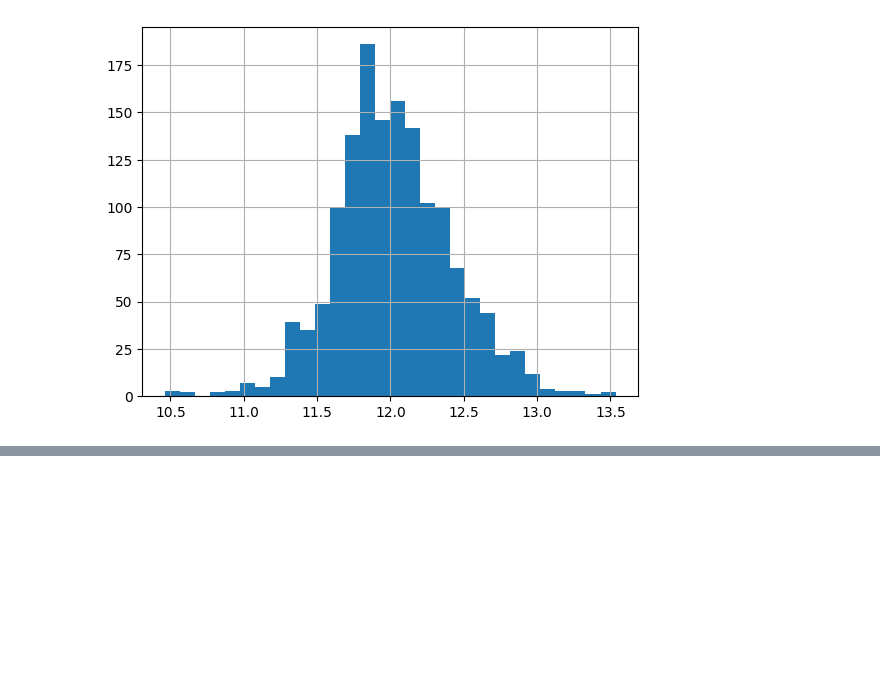
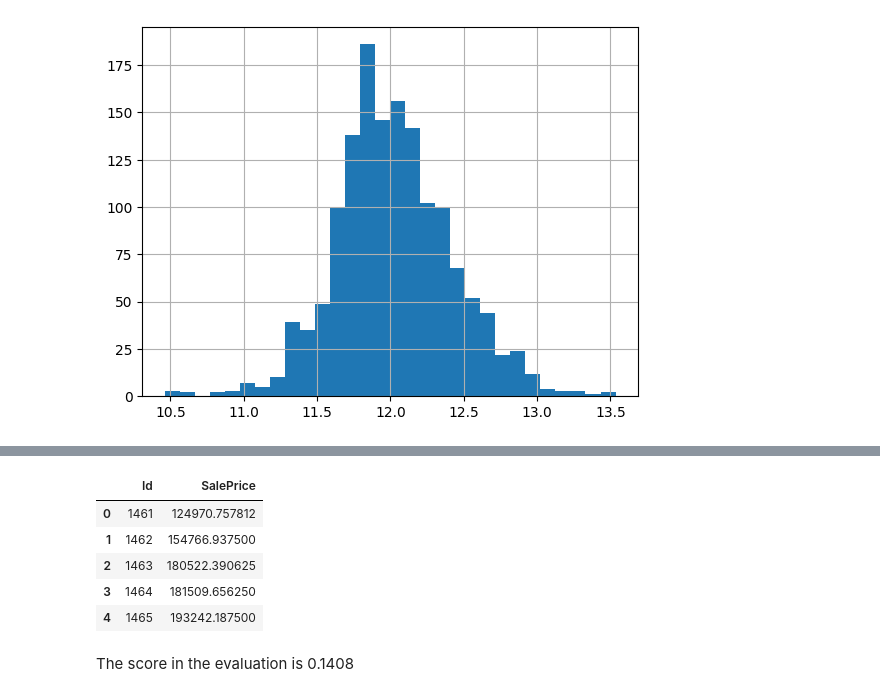
Before and after one commit to vanneva/Kaggle_House_Prices, a Jupyter notebook: main.ipynb, the cells around one changed output, grey strips where cells are left out. Saved outputs shown, nothing was run; the diff lists cells and outputs as text; code cells hidden in the pictures; blank space fills up the shorter version.

```diff
--- a/main.ipynb
+++ b/main.ipynb
@@ -194,0 +304,8 @@ for num_feat in list(range(7, 12)):
+# %%
+# fit the model with 15 features
+rf_model = tfdf.keras.RandomForestModel(
+    task=tfdf.keras.Task.REGRESSION,
+    num_candidate_attributes=15
+    )
+rf_model.compile(metrics=['mse'])
+rf_model.fit(tfdf.keras.pd_dataframe_to_tf_dataset(train_df, label='SalePriceLog', task=tfdf.keras.Task.REGRESSION))
@@ -194,0 +341,15 @@ for num_feat in list(range(7, 12)):
+# %%
+# load the test values
+test_df = pd.read_csv("resources/test.csv")
+test_df.head()
+
+ids = test_df.pop('Id')
+
+# make predictions
+predictions_logs = rf_model.predict(tfdf.keras.pd_dataframe_to_tf_dataset(test_df, task = tfdf.keras.Task.REGRESSION))
+predictions = np.exp(predictions_logs)
+output = pd.DataFrame({'Id': ids,
+                       'SalePrice': predictions.squeeze()})
+
+output.head()
+# %% [output]
@@ -194,0 +357,6 @@ for num_feat in list(range(7, 12)):
+|  | Id | SalePrice |
+| 0 | 1461 | 124970.757812 |
+| 1 | 1462 | 154766.937500 |
+| 2 | 1463 | 180522.390625 |
+| 3 | 1464 | 181509.656250 |
+| 4 | 1465 | 193242.187500 |
@@ -194,0 +365,2 @@ for num_feat in list(range(7, 12)):
+# %% [markdown]
+The score in the evaluation is 0.1408
```
Also changed, not shown: parts of 20 cells of this notebook, 1 other file.
